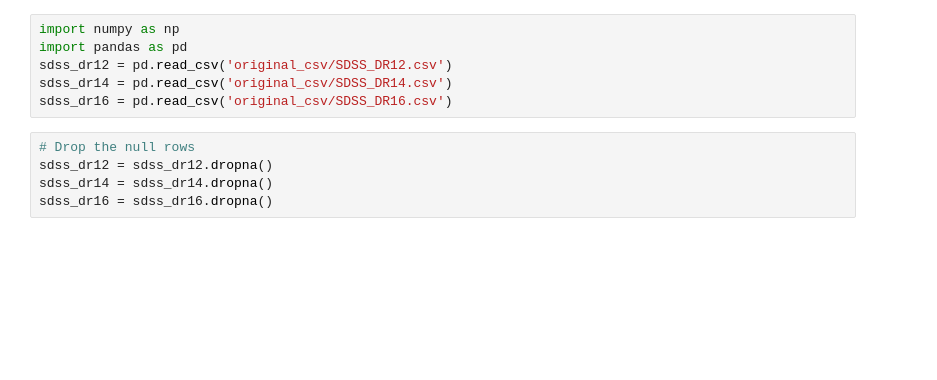
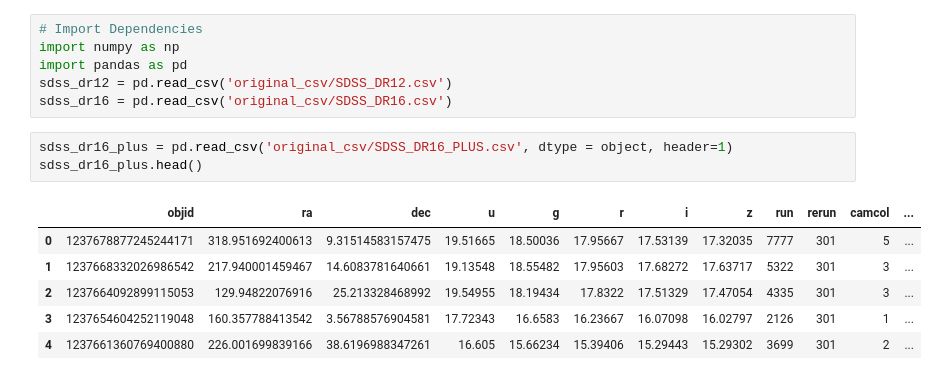
Before and after one commit to NASAResearchProject/NASA_Project, a Jupyter notebook: Dataset_cleaning.ipynb, the cells around one changed output. Saved outputs shown, nothing was run; the diff lists cells and outputs as text; blank space fills up the shorter version.

```diff
--- a/Dataset_cleaning.ipynb
+++ b/Dataset_cleaning.ipynb
@@ -1,11 +1,16 @@
 # %%
+# Import Dependencies
 import numpy as np
 import pandas as pd
 sdss_dr12 = pd.read_csv('original_csv/SDSS_DR12.csv')
-sdss_dr14 = pd.read_csv('original_csv/SDSS_DR14.csv')
 sdss_dr16 = pd.read_csv('original_csv/SDSS_DR16.csv')
-# %%
-# Drop the null rows
-sdss_dr12 = sdss_dr12.dropna()
-sdss_dr14 = sdss_dr14.dropna()
-sdss_dr16 = sdss_dr16.dropna()
+# %%
+sdss_dr16_plus = pd.read_csv('original_csv/SDSS_DR16_PLUS.csv', dtype = object, header=1)
+sdss_dr16_plus.head()
+# %% [output]
+|  | objid | ra | dec | u | g | r | i | z | run | rerun | camcol | ... |
+| 0 | 1237678877245244171 | 318.951692400613 | 9.31514583157475 | 19.51665 | 18.50036 | 17.95667 | 17.53139 | 17.32035 | 7777 | 301 | 5 | ... |
+| 1 | 1237668332026986542 | 217.940001459467 | 14.6083781640661 | 19.13548 | 18.55482 | 17.95603 | 17.68272 | 17.63717 | 5322 | 301 | 3 | ... |
+| 2 | 1237664092899115053 | 129.94822076916 | 25.213328468992 | 19.54955 | 18.19434 | 17.8322 | 17.51329 | 17.47054 | 4335 | 301 | 3 | ... |
+| 3 | 1237654604252119048 | 160.357788413542 | 3.56788576904581 | 17.72343 | 16.6583 | 16.23667 | 16.07098 | 16.02797 | 2126 | 301 | 1 | ... |
+| 4 | 1237661360769400880 | 226.001699839166 | 38.6196988347261 | 16.605 | 15.66234 | 15.39406 | 15.29443 | 15.29302 | 3699 | 301 | 2 | ... |
```
Also changed, not shown: parts of 13 cells of this notebook.
